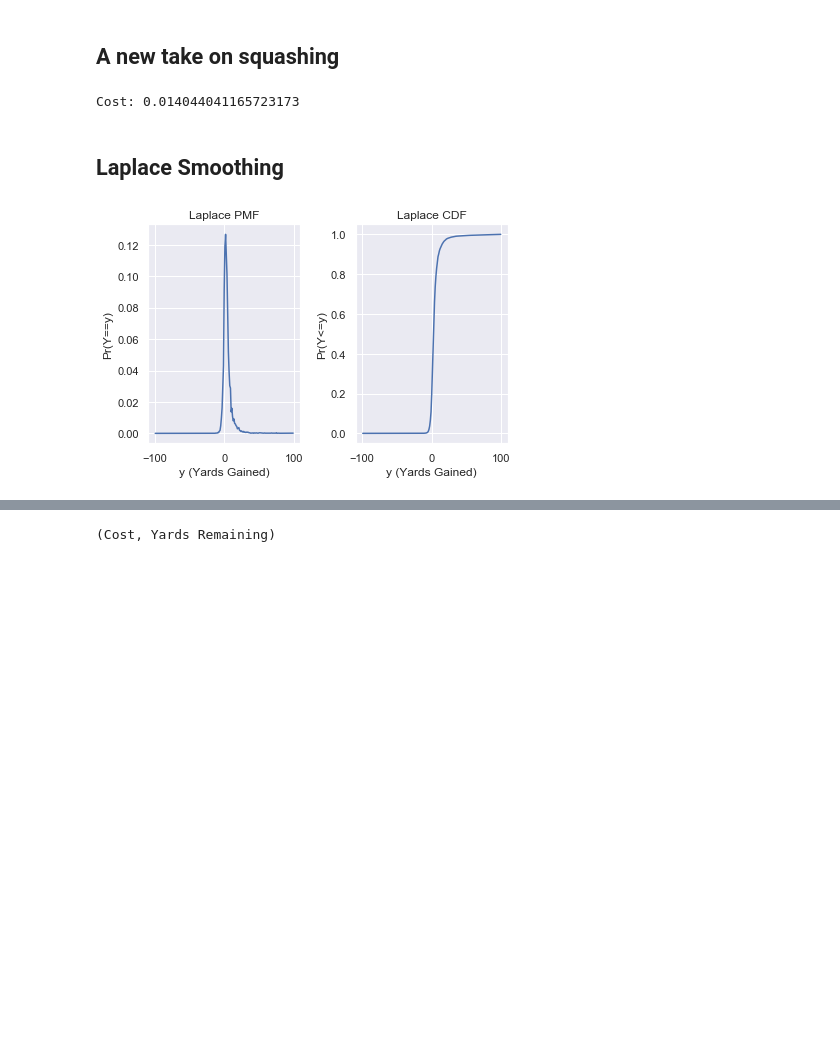
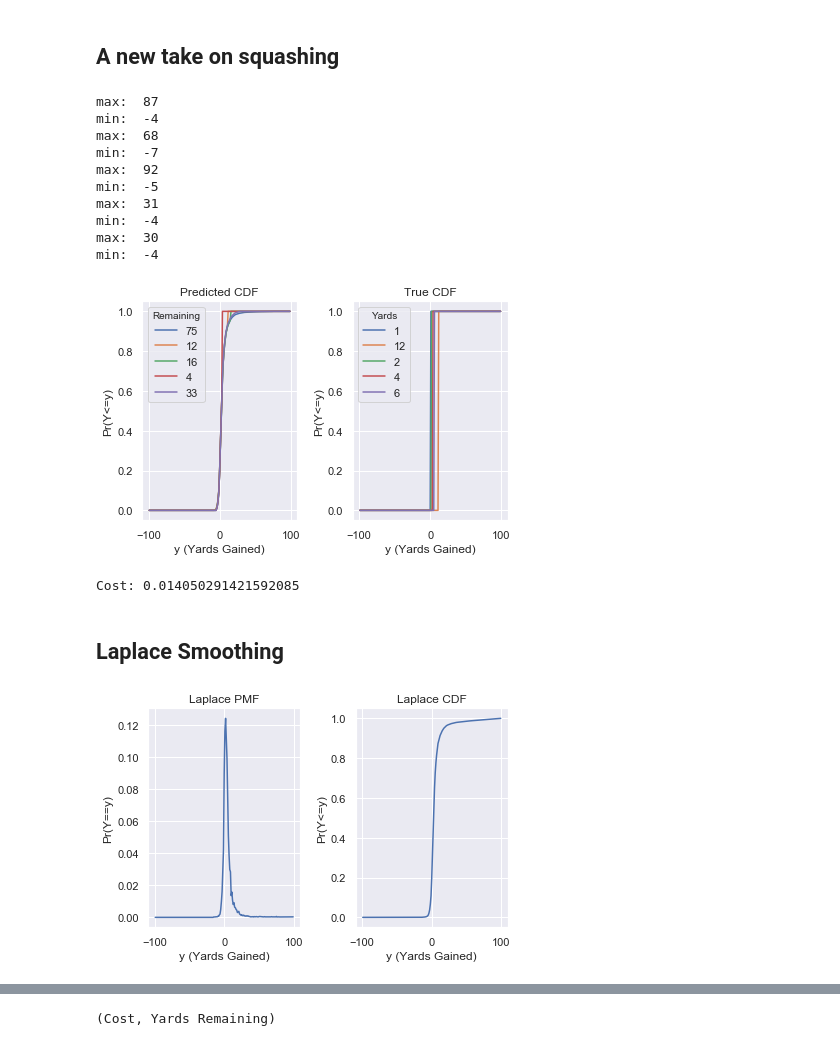
Before and after one commit to traviemcg/cs229nflbigdata, a Jupyter notebook: mle.ipynb, the cells around one changed output, grey strips where cells are left out. Cells and saved outputs as stored; diff of their text form; code cells hidden in the pictures; blank space fills up the shorter version.

Commit message:
A little more playing around with squashing, not much to gain at least in terms of min and max

```diff
--- a/mle.ipynb
+++ b/mle.ipynb
@@ -221,11 +210,65 @@ def squash_lower(cdf, squash_yard):
+# %%
+# squash probabilities
+def squash_pmf(yard_probabilities, squash_yard_lower, squash_yard_upper):
+    squash_pmf = yard_probabilities.copy()
+    lower_prob = np.sum(squash_pmf[0:99+squash_yard_lower])
+    upper_prob = np.sum(squash_pmf[99+squash_yard_upper:])
+    total_prob = upper_prob + lower_prob
+    squash_pmf = squash_pmf / (1-total_prob)
+    squash_pmf[0:99+squash_yard_lower] = 0
+    squash_pmf[99+squash_yard_upper:] = 0
+    return squash_pmf
+# %%
+# calculate pmf
+yard_counts = np.zeros((199), dtype = 'double')
+for yard in range(-99, 100):
+    yard_counts[yard+99] = sum(train['Yards']==yard)
+yard_probabilities = yard_counts / np.sum(yard_counts)
+# %%
+fig, axes = plt.subplots(1, 2)
+
+for index, row in dev.head().iterrows():
+    row = row.to_frame().T # convert series to dataframe where indices are columns
+    row, tables = preprocess(row, init_tables=tables) # apply processing to rows
+    if int(row['Carries']) > 10:
+        squashed_pmf = squash_pmf(yard_probabilities, int(row['RusherMinYards']), int(row['RusherMaxYards']))
+        print("max: ", int(row['RusherMaxYards']))
+        print("min: ", int(row['RusherMinYards']))
+    else:
+        squashed_pmf = yard_probabilities
+    pred_cdf = np.cumsum(squashed_pmf)
+    pred_cdf = squash(pred_cdf, int(row['YardsRemaining']))
+    axes[0].plot(np.arange(-99,100), pred_cdf, label=row['YardsRemaining'][0])
+    true_cdf = np.zeros(199)
+    true_cdf[99+row['Yards'][0]:] = 1
+    axes[1].plot(np.arange(-99,100), true_cdf, label=row['Yards'][0])
+
+
+axes[0].set(xlabel='y (Yards Gained)', ylabel='Pr(Y<=y)', title='Predicted CDF')
+axes[0].legend(title='Remaining')
+axes[1].set(xlabel='y (Yards Gained)', ylabel='Pr(Y<=y)', title='True CDF')
+axes[1].legend(title='Yards')
+plt.tight_layout()
+# %% [output]
+max:  87
+min:  -4
+max:  68
+min:  -7
+max:  92
+min:  -5
+max:  31
+min:  -4
+max:  30
+min:  -4
+[figure, added]
 # %%
 all_loss = []
 for index, row in dev_processed.iterrows():
     if int(row['Carries']) > 10:
-        pred_cdf = squash_upper(yard_cdf, int(row['RusherMaxYards']))
-        pred_cdf = squash_lower(pred_cdf, int(row['RusherMinYards']))
+        squashed_pmf = squash_pmf(yard_probabilities, int(row['RusherMinYards']), int(row['RusherMaxYards']))
     else:
-        pred_cdf = yard_cdf.copy()
+        squashed_pmf = yard_probabilities
+    pred_cdf = np.cumsum(squashed_pmf)
     pred_cdf = squash(pred_cdf, int(row['YardsRemaining']))
     true_cdf = np.zeros(199)
     true_cdf[99+row['Yards']:] = 1
@@ -234,7 +277,7 @@ for index, row in dev_processed.iterrows():
 cost = np.average(all_loss)
 print("Cost: {}".format(cost))
 # %% [output]
-Cost: 0.014044041165723173
+Cost: 0.014050291421592085
 # %% [markdown]
 ## Laplace Smoothing
 # %%
@@ -257,7 +300,7 @@ axes[1].plot(np.arange(-99,100), yard_cdf_laplace)
 axes[1].set(xlabel='y (Yards Gained)', ylabel='Pr(Y<=y)', title='Laplace CDF')
 plt.tight_layout()
 # %% [output]
-[figure, old version]
+[figure, new version]
 # %%
 fig, axes = plt.subplots(1, 2)
 
```
Also changed, not shown: parts of 3 cells of this notebook.
